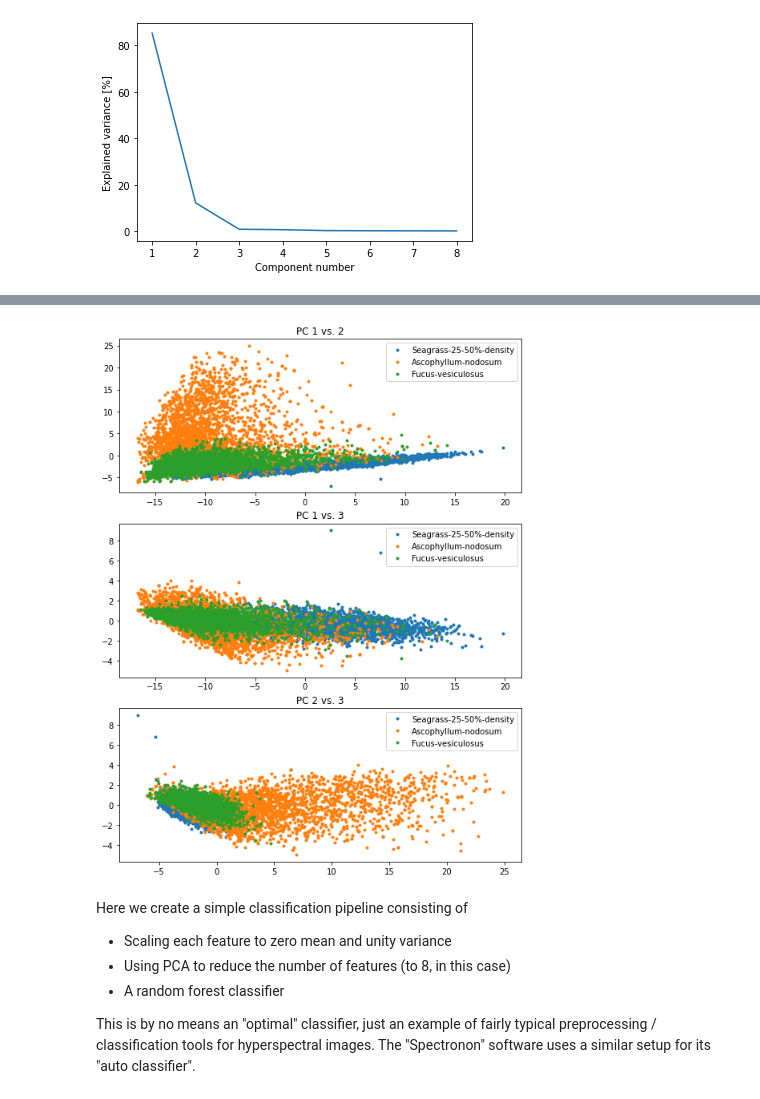
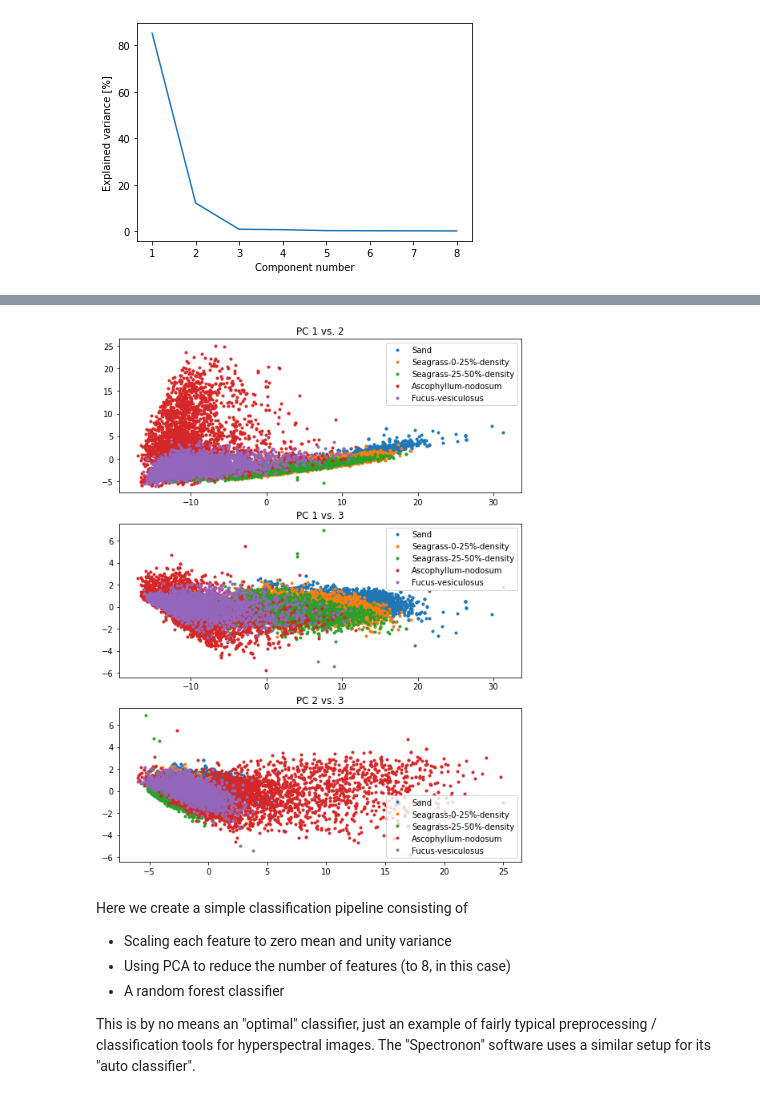
Before and after one commit to mh-skjelvareid/massimal, a Jupyter notebook: dataset_specific/20210418_Juvika/20210418_Juvika_TestClassification.ipynb, the cells around one changed output, grey strips where cells are left out. Cells and saved outputs as stored; diff of their text form; code cells hidden in the pictures.

```diff
--- a/dataset_specific/20210418_Juvika/20210418_Juvika_TestClassification.ipynb
+++ b/dataset_specific/20210418_Juvika/20210418_Juvika_TestClassification.ipynb
@@ -208,23 +221,23 @@ plt.show()
 # %%
 #%% Plot PCA components against each other
 fig,ax = plt.subplots(figsize=(9,12),nrows=3,ncols=1)
 
-for ii in range(2,len(classes_used)):
+for ii in range(0,len(classes_used)):
     ind = (y==ii)
     ax[0].plot(X_pca[ind,0],X_pca[ind,1], marker='.', linestyle='',label=classes_used[ii])
     ax[1].plot(X_pca[ind,0],X_pca[ind,2], marker='.', linestyle='',label=classes_used[ii])
     ax[2].plot(X_pca[ind,1],X_pca[ind,2], marker='.', linestyle='',label=classes_used[ii])
 
 ax[0].set_title('PC 1 vs. 2')
 ax[1].set_title('PC 1 vs. 3')
 ax[2].set_title('PC 2 vs. 3')
 
 for axx in ax:
     axx.legend()
 
 plt.show()
 # %% [output]
-[figure, old version]
+[figure, new version]
 # %%
 #%% Create pipeline for feature normalization, PCA and classification
 clf = make_pipeline(StandardScaler(),PCA(n_components=8), RandomForestClassifier(n_estimators=20))
```
Also changed, not shown: parts of 7 cells of this notebook, 11 other files.
